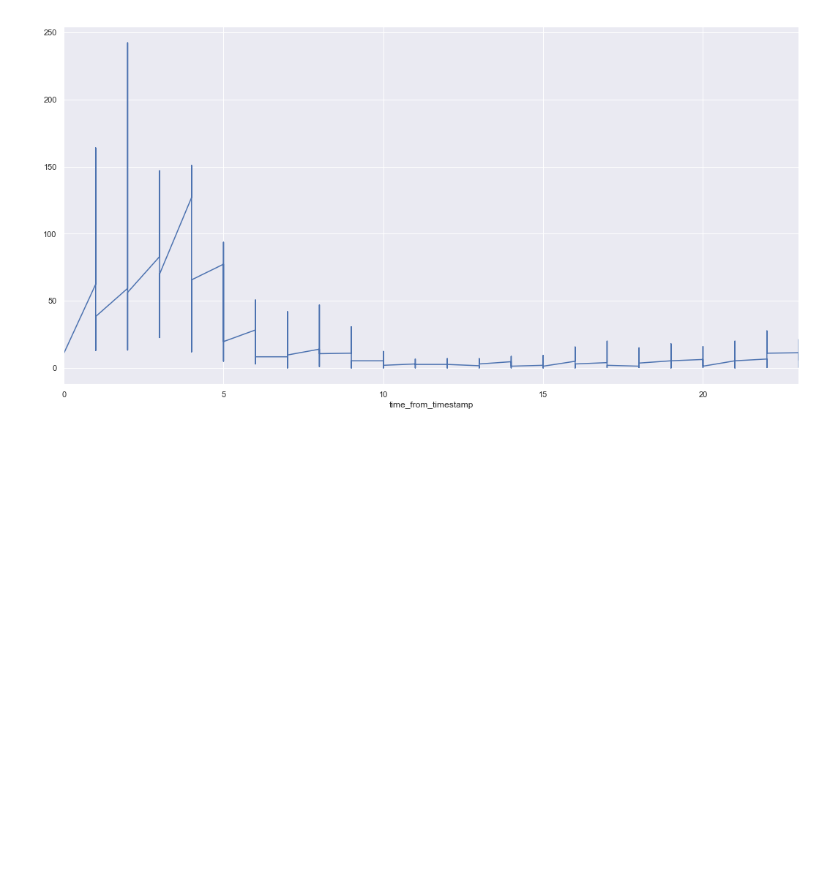
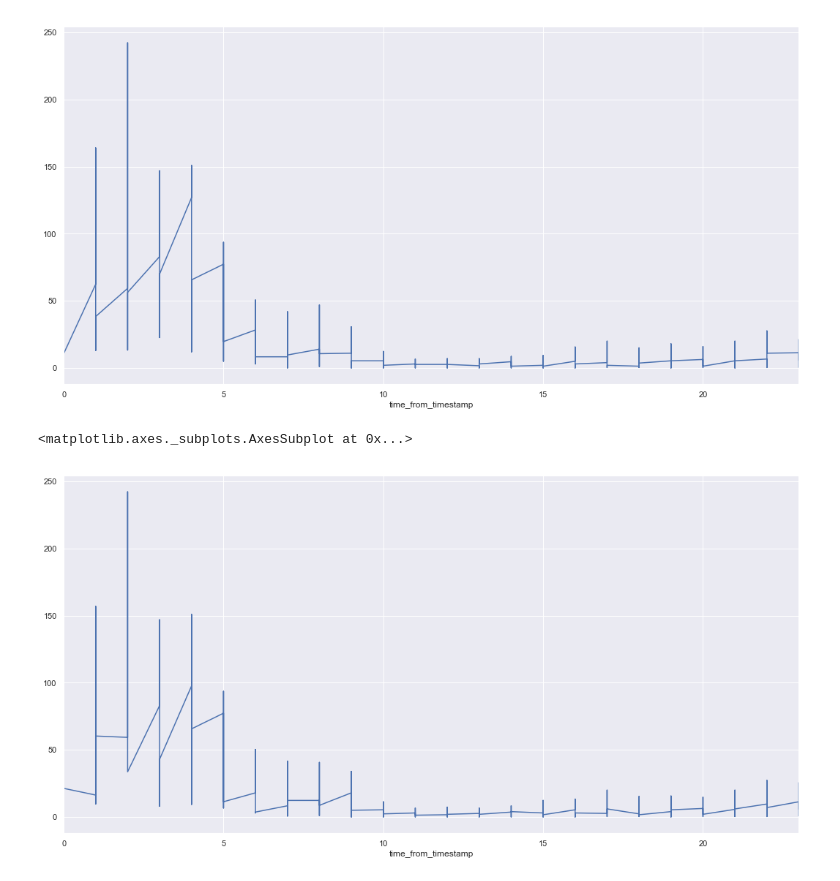
Before and after one commit to Espad/vk_analytics, a Jupyter notebook: vk_adv_analyse.ipynb, the cells around one changed output. Drawn from its saved outputs; the diff is of its cells as text; code cells hidden in the pictures; blank space fills up the shorter version.

```diff
--- a/vk_adv_analyse.ipynb
+++ b/vk_adv_analyse.ipynb
@@ -560,6 +618,11 @@ df_splash_hour_index['diff'].rolling(3, min_periods = 1).mean().plot(kind = 'lin
 # %% [output]
 <matplotlib.axes._subplots.AxesSubplot at 0x...>
 [figure]
+# %%
+df_splash_hour_index[('diff')][df_splash_hour_index.platform == 'android'].rolling(3, min_periods = 1).mean().plot()
+# %% [output]
+<matplotlib.axes._subplots.AxesSubplot at 0x...>
+[figure, added]
 # %%
 # df[df.agency_union_id == 'agency_2'].groupby(['date','event'],as_index=False).agg({'ad_cost_type':'count'})
 # %%
```
Also changed, not shown: parts of 37 cells of this notebook.
